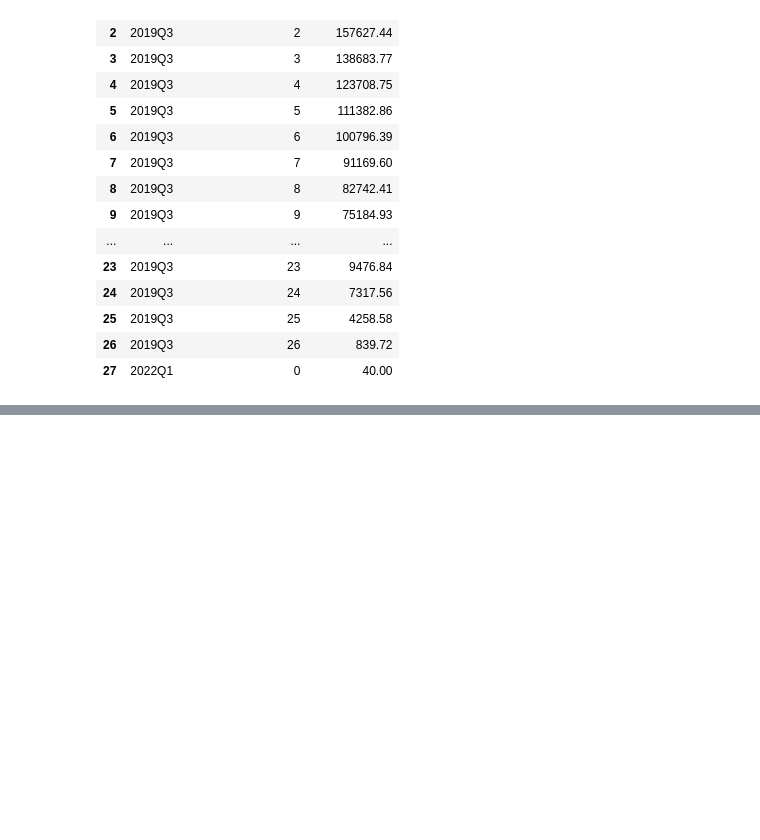
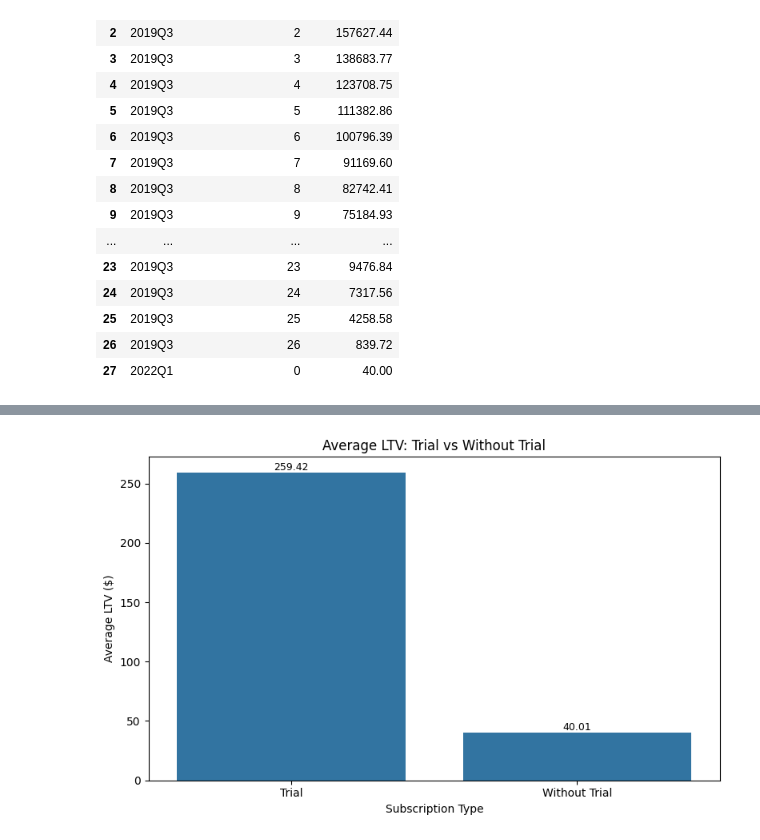
Before and after one commit to apetrovska/subscription-analysis, a Jupyter notebook: subscription_analysis_python.ipynb, the cells around one changed output, grey strips where cells are left out. Saved outputs shown, nothing was run; the diff lists cells and outputs as text; code cells hidden in the pictures; blank space fills up the shorter version.

```diff
--- a/subscription_analysis_python.ipynb
+++ b/subscription_analysis_python.ipynb
@@ -248,0 +292,21 @@ cohort_revenue.head(30)
+# %%
+# AVG LTV (Trial vs Non-Trial)
+plt.figure(figsize=(8, 5))
+
+ax = sns.barplot(
+    data=ltv_by_type,
+    x='is_trial',
+    y='mean'
+)
+
+for container in ax.containers:
+    ax.bar_label(container, fmt='%.2f', fontsize=9)
+
+plt.title('Average LTV: Trial vs Without Trial')
+plt.xlabel('Subscription Type')
+plt.ylabel('Average LTV ($)')
+plt.xticks([0, 1], ['Trial', 'Without Trial'])
+plt.tight_layout()
+plt.show()
+# %% [output]
+[figure, added]
```
Also changed, not shown: parts of 6 cells of this notebook.
